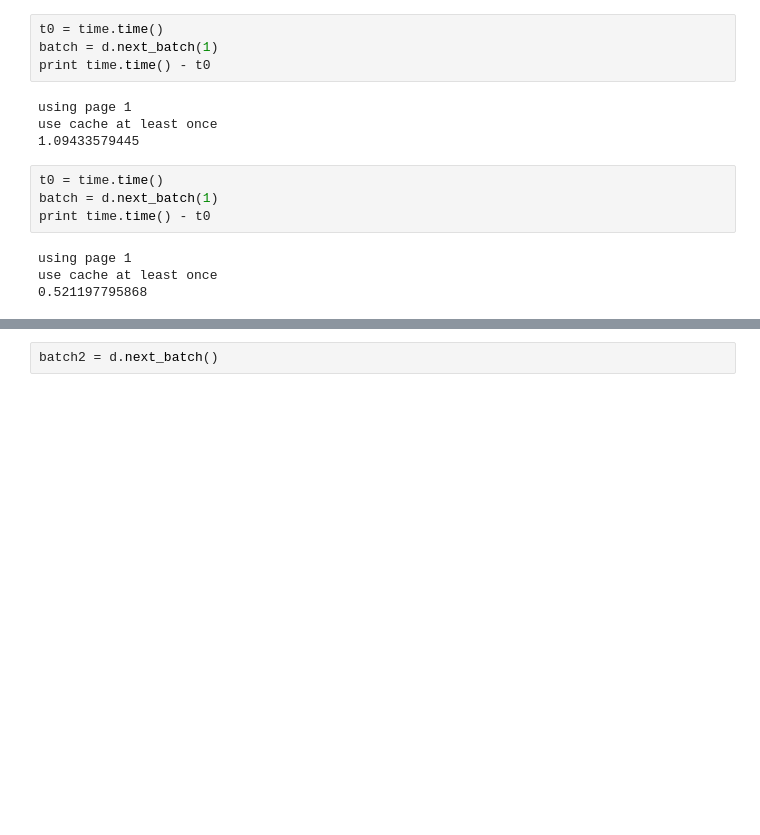
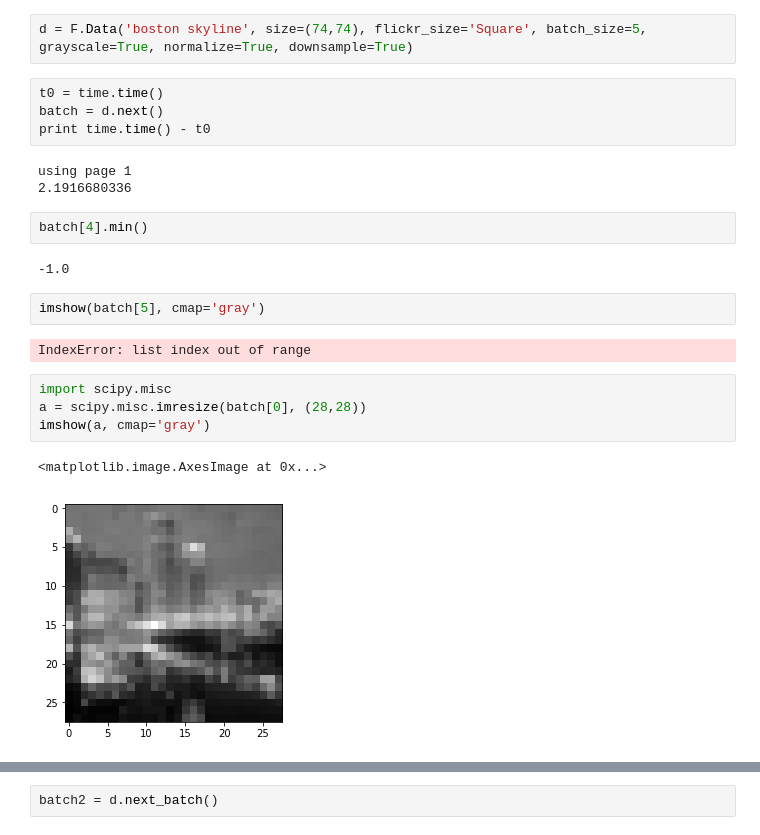
Before and after one commit to BruceJW/ILYBOS, a Jupyter notebook: flickrama.ipynb, the cells around one changed output, grey strips where cells are left out. Drawn from its saved outputs; the diff is of its cells as text; blank space fills up the shorter version.

```diff
--- a/flickrama.ipynb
+++ b/flickrama.ipynb
@@ -15,17 +35,25 @@ d = F.Data('boston skyline')
+# %%
+d = F.Data('boston skyline', size=(74,74), flickr_size='Square', batch_size=5, grayscale=True, normalize=True, downsample=True)
 # %%
 t0 = time.time()
-batch = d.next_batch(1)
+batch = d.next()
 print time.time() - t0
 # %% [output]
 using page 1
-use cache at least once
-1.09433579445
+2.1916680336
-# %%
-t0 = time.time()
-batch = d.next_batch(1)
-print time.time() - t0
-# %% [output]
-using page 1
-use cache at least once
-0.521197795868
+# %%
+batch[4].min()
+# %% [output]
+-1.0
+# %%
+imshow(batch[5], cmap='gray')
+# %% [output]
+IndexError: list index out of range
+# %%
+import scipy.misc
+a = scipy.misc.imresize(batch[0], (28,28))
+imshow(a, cmap='gray')
+# %% [output]
+<matplotlib.image.AxesImage at 0x...>
+[figure, added]
 # %%
```
Also changed, not shown: parts of 7 cells of this notebook, 7 other files.
